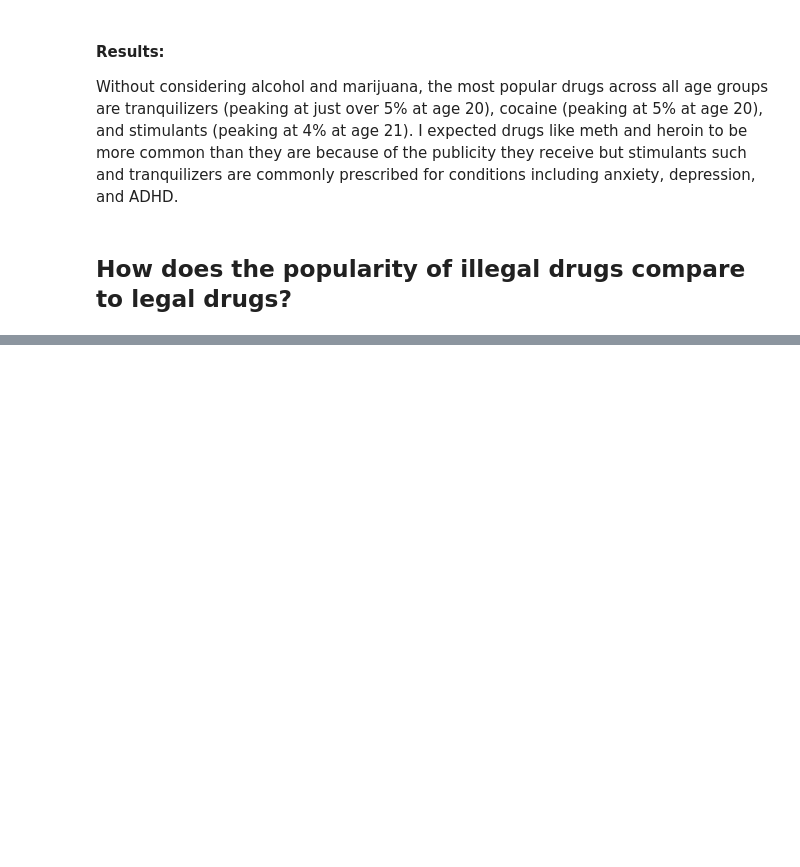
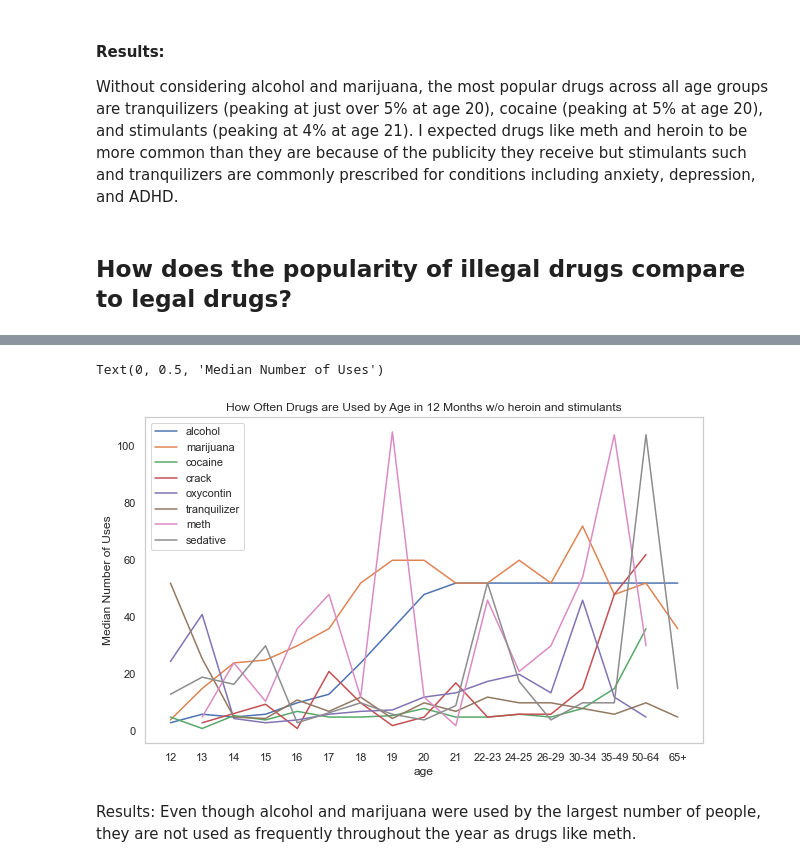
Before and after one commit to amartins22/data-science-2021F, a Jupyter notebook: unit-3/project-3b/project-3b-nb.ipynb, the cells around one changed output, grey strips where cells are left out. Saved outputs shown, nothing was run; the diff lists cells and outputs as text; code cells hidden in the pictures; blank space fills up the shorter version.

```diff
--- a/unit-3/project-3b/project-3b-nb.ipynb
+++ b/unit-3/project-3b/project-3b-nb.ipynb
@@ -197,0 +205,18 @@ sns.despine(left=True, bottom=True)
+# %%
+#median drug frequency excluding heroin and stimulants
+
+plt.figure(figsize=(10, 6))
+plt.title("How Often Drugs are Used by Age in 12 Months w/o heroin and stimulants")
+
+drugs = ['alcohol','marijuana','cocaine','crack','oxycontin','tranquilizer','meth','sedative']
+
+for drug in drugs:
+    sns.lineplot(x='age',y=drug+'-frequency', data=drug_use_data, label = drug)
+
+plt.grid(False)
+plt.ylabel("Median Number of Uses")
+# %% [output]
+Text(0, 0.5, 'Median Number of Uses')
+[figure, added]
+# %% [markdown]
+Results: Even though alcohol and marijuana were used by the largest number of people, they are not used as frequently throughout the year as drugs like meth.
```
Also changed, not shown: parts of 10 cells of this notebook.
